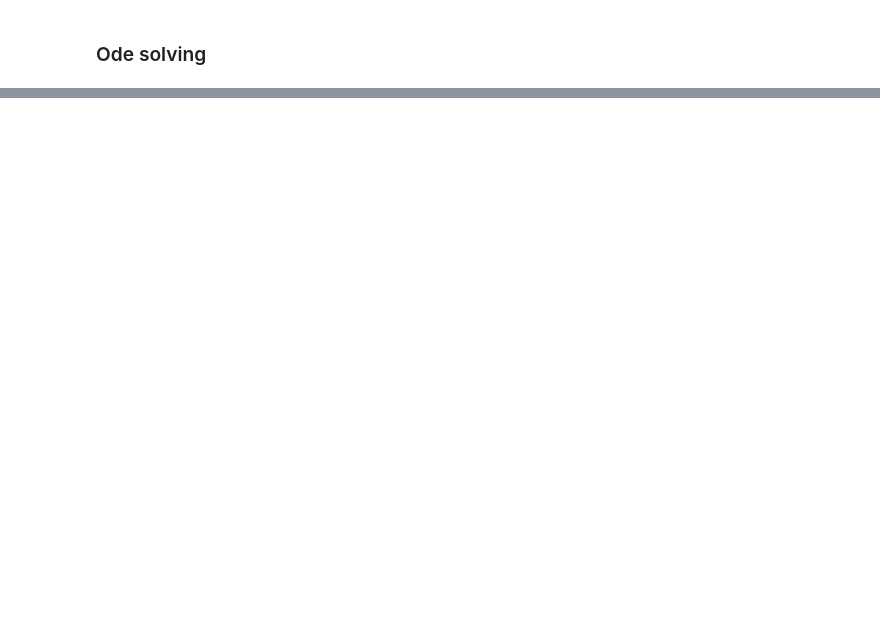
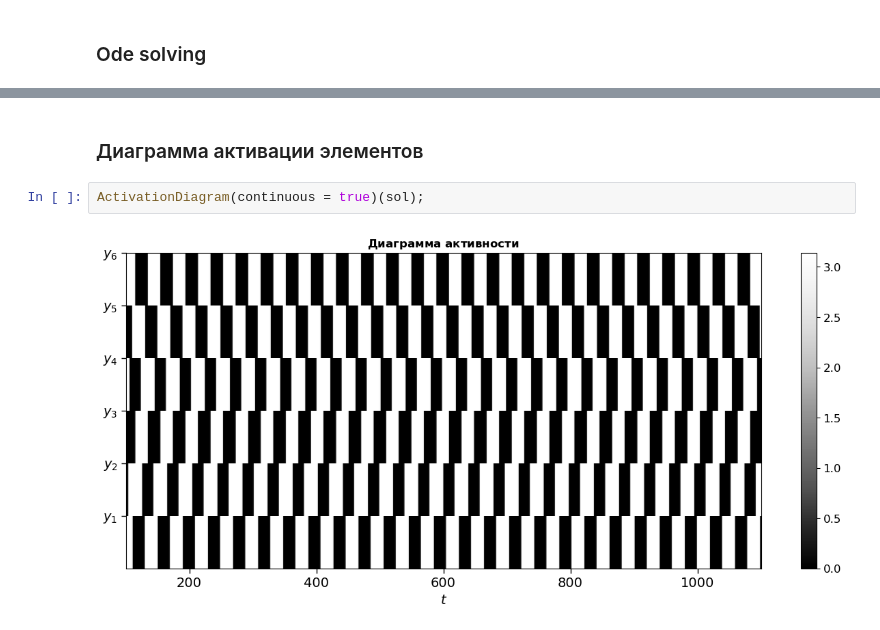
Before and after one commit to Artyom91150/Coupled_contours, a Jupyter notebook: BS_notebook.ipynb, the cells around one changed output, grey strips where cells are left out. Drawn from its saved outputs; the diff is of its cells as text; blank space fills up the shorter version.

```diff
--- a/BS_notebook.ipynb
+++ b/BS_notebook.ipynb
@@ -241,0 +111,6 @@ BS_FP(trj)
+# %% [markdown]
+### Диаграмма активации элементов
+# %%
+ActivationDiagram(continuous = true)(sol);
+# %% [output]
+[figure, added]
```
Also changed, not shown: parts of 46 cells of this notebook.
